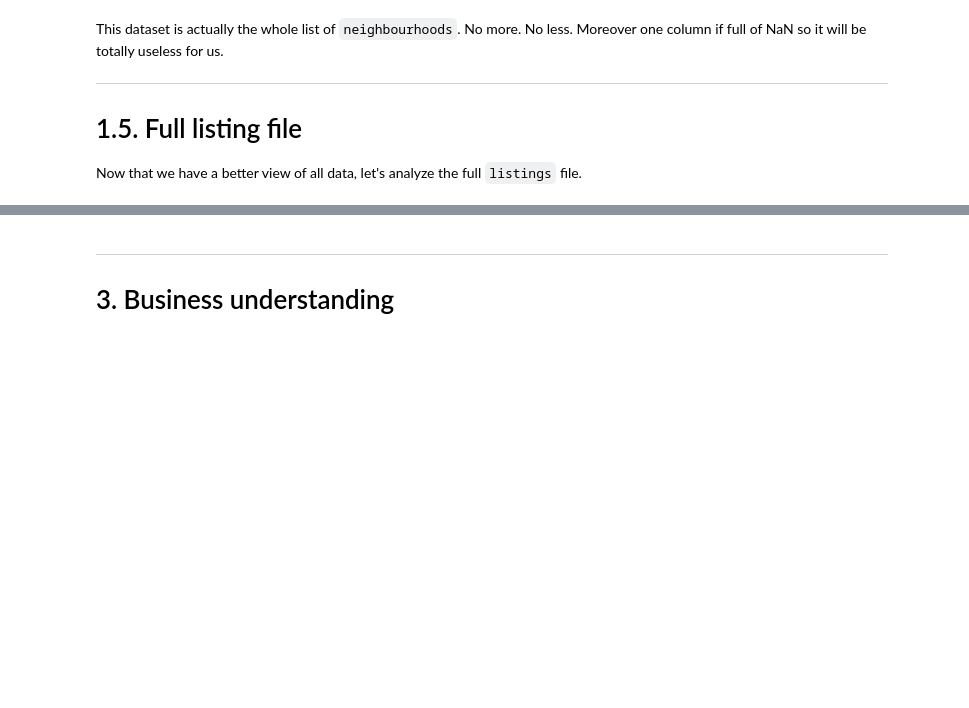
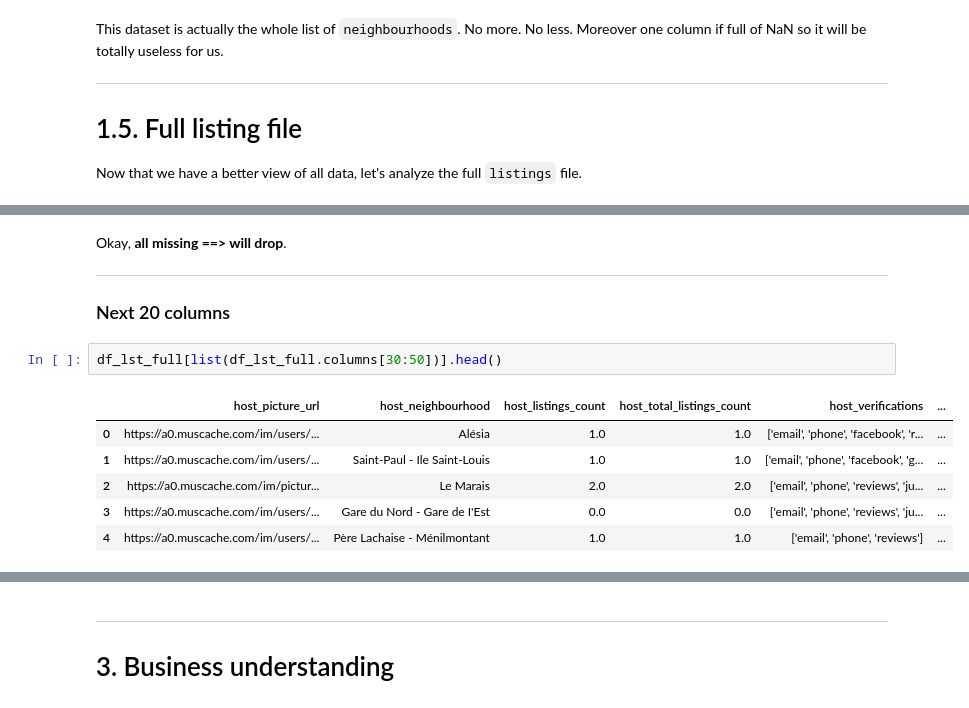
Before and after one commit to nidragedd/udadsnd-p4-airbnb_inside, a Jupyter notebook: notebook/1_Business_and_Data_Understanding.ipynb, the cells around one changed output, grey strips where cells are left out. Drawn from its saved outputs; the diff is of its cells as text; blank space fills up the shorter version.

```diff
--- a/notebook/1_Business_and_Data_Understanding.ipynb
+++ b/notebook/1_Business_and_Data_Understanding.ipynb
@@ -476,0 +690,14 @@ I will not analyze too deeply this file as I guess that the one that I will real
+# %% [markdown]
+Okay, **all missing ==> will drop**.
+
+---
+### Next 20 columns
+# %%
+df_lst_full[list(df_lst_full.columns[30:50])].head()
+# %% [output]
+|  | host_picture_url | host_neighbourhood | host_listings_count | host_total_listings_count | host_verifications | ... |
+| 0 | https://a0.muscache.com/im/users/... | Alésia | 1.0 | 1.0 | ['email', 'phone', 'facebook', 'r... | ... |
+| 1 | https://a0.muscache.com/im/users/... | Saint-Paul - Ile Saint-Louis | 1.0 | 1.0 | ['email', 'phone', 'facebook', 'g... | ... |
+| 2 | https://a0.muscache.com/im/pictur... | Le Marais | 2.0 | 2.0 | ['email', 'phone', 'reviews', 'ju... | ... |
+| 3 | https://a0.muscache.com/im/users/... | Gare du Nord - Gare de I'Est | 0.0 | 0.0 | ['email', 'phone', 'reviews', 'ju... | ... |
+| 4 | https://a0.muscache.com/im/users/... | Père Lachaise - Ménilmontant | 1.0 | 1.0 | ['email', 'phone', 'reviews'] | ... |
```
Also changed, not shown: parts of 50 cells of this notebook, 1 other file.
